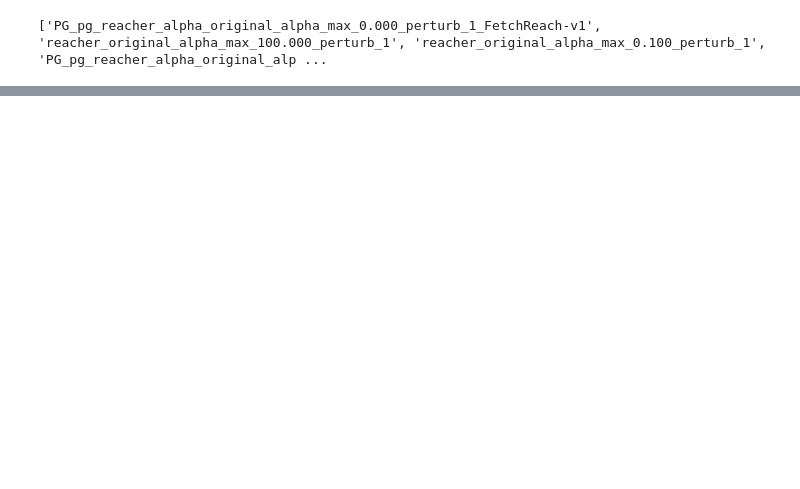
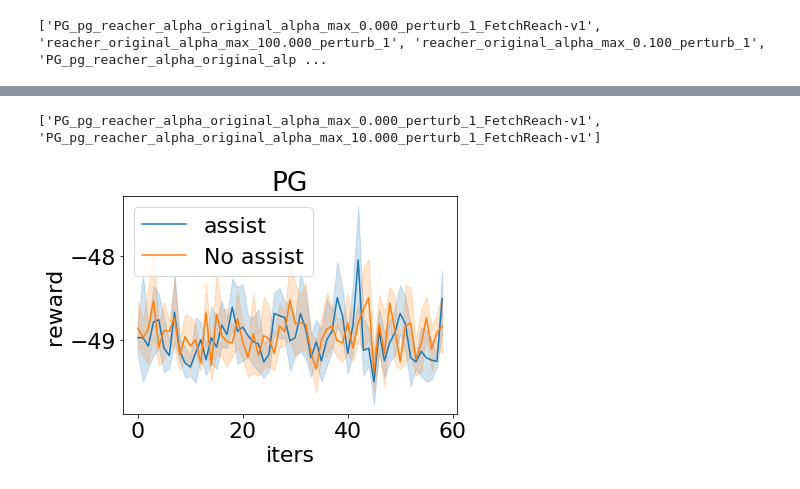
Before and after one commit to sean-metzger/deeprl_finalproj, a Jupyter notebook: load_runs.ipynb, the cells around one changed output, grey strips where cells are left out. Cells and saved outputs as stored; diff of their text form; code cells hidden in the pictures; blank space fills up the shorter version.

```diff
--- a/load_runs.ipynb
+++ b/load_runs.ipynb
@@ -108,10 +86,14 @@ for rr in r:
 # %%
-r = [r for r in runs if 'ddpg' in r] # THIS USES DDPG
+r = [r for r in runs if 'pg_reacher_alpha' in r] # THIS USES DDPG
 print(r)
-r= ['ddpg_original_alpha_max_10.000_perturb_1']
+r= ['PG_pg_reacher_alpha_original_alpha_max_10.000_perturb_1_FetchReach-v1']
 for rr in r:
     prod_plots(rr, key='eval_rew_mean',
-               baseline='reacher_baseline_original_alpha_max_0.000_perturb_1')
+               baseline='PG_pg_reacher_alpha_original_alpha_max_0.000_perturb_1_FetchReach-v1',
+              title='PG')
+# %% [output]
+['PG_pg_reacher_alpha_original_alpha_max_0.000_perturb_1_FetchReach-v1', 'PG_pg_reacher_alpha_original_alpha_max_10.000_perturb_1_FetchReach-v1']
+[figure, added]
 # %%
 def prod_plots(name1, key='eval_rew_mean'):
     from ray.tune import Analysis
```
Also changed, not shown: parts of 6 cells of this notebook.
